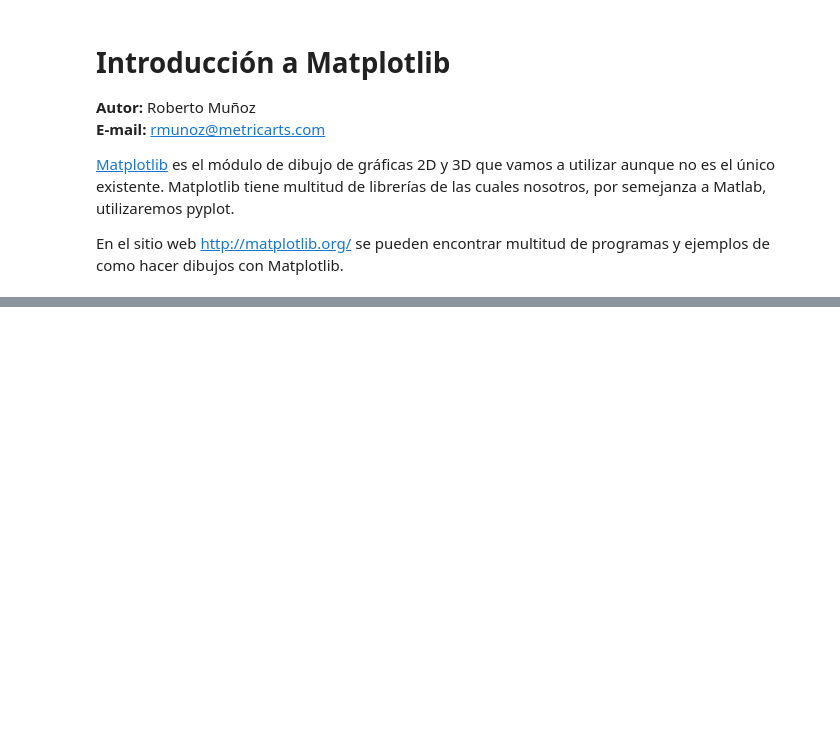
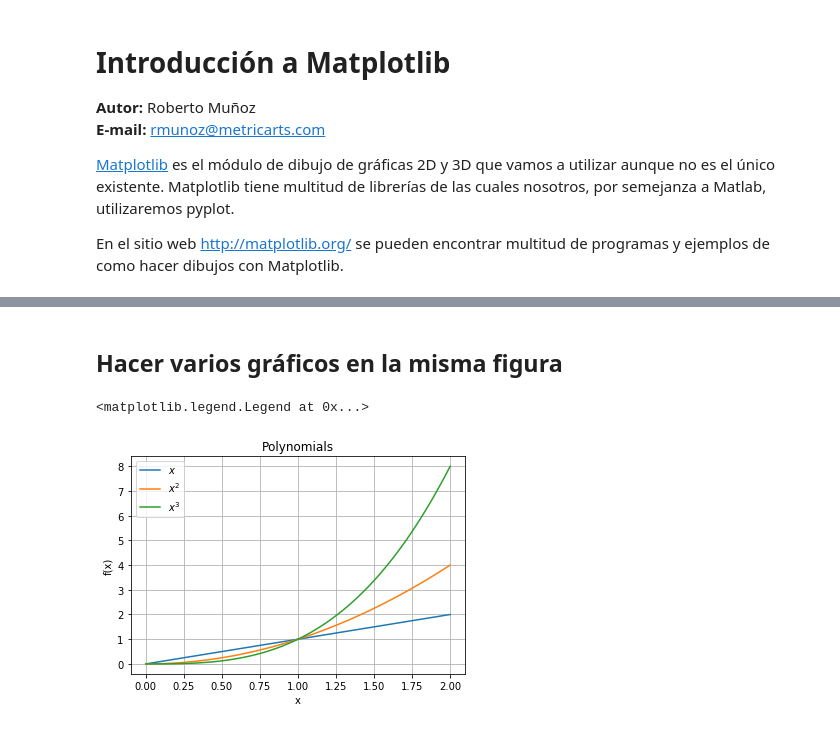
Before and after one commit to MetricLearning/intensivo_python, a Jupyter notebook: tutoriales/07_Introduccion_a_Matplotlib.ipynb, the cells around one changed output, grey strips where cells are left out. Cells and saved outputs as stored; diff of their text form; code cells hidden in the pictures; blank space fills up the shorter version.

```diff
--- a/tutoriales/07_Introduccion_a_Matplotlib.ipynb
+++ b/tutoriales/07_Introduccion_a_Matplotlib.ipynb
@@ -28,0 +78,24 @@ Genere un arreglo *x* con números desde el -5 hasta el 10 con separación de 0.
+# %% [markdown]
+## Hacer varios gráficos en la misma figura
+# %%
+fig, ax = plt.subplots(1, 1)
+
+# Plot a set of different polynomials.
+# The label argument is used when generating a legend.
+ax.plot(x, x, label='$x$')
+ax.plot(x, x * x, label='$x^2$')
+ax.plot(x, x**3, label='$x^3$')
+
+# Add labels and title
+ax.set_xlabel('x')
+ax.set_ylabel('f(x)')
+ax.set_title('Polynomials')
+
+# Add gridlines
+ax.grid(True)
+
+# Add a legend to the upper left corner of the plot
+ax.legend(loc='upper left')
+# %% [output]
+<matplotlib.legend.Legend at 0x...>
+[figure, added]
```
Also changed, not shown: parts of 26 cells of this notebook, 30 other files.
